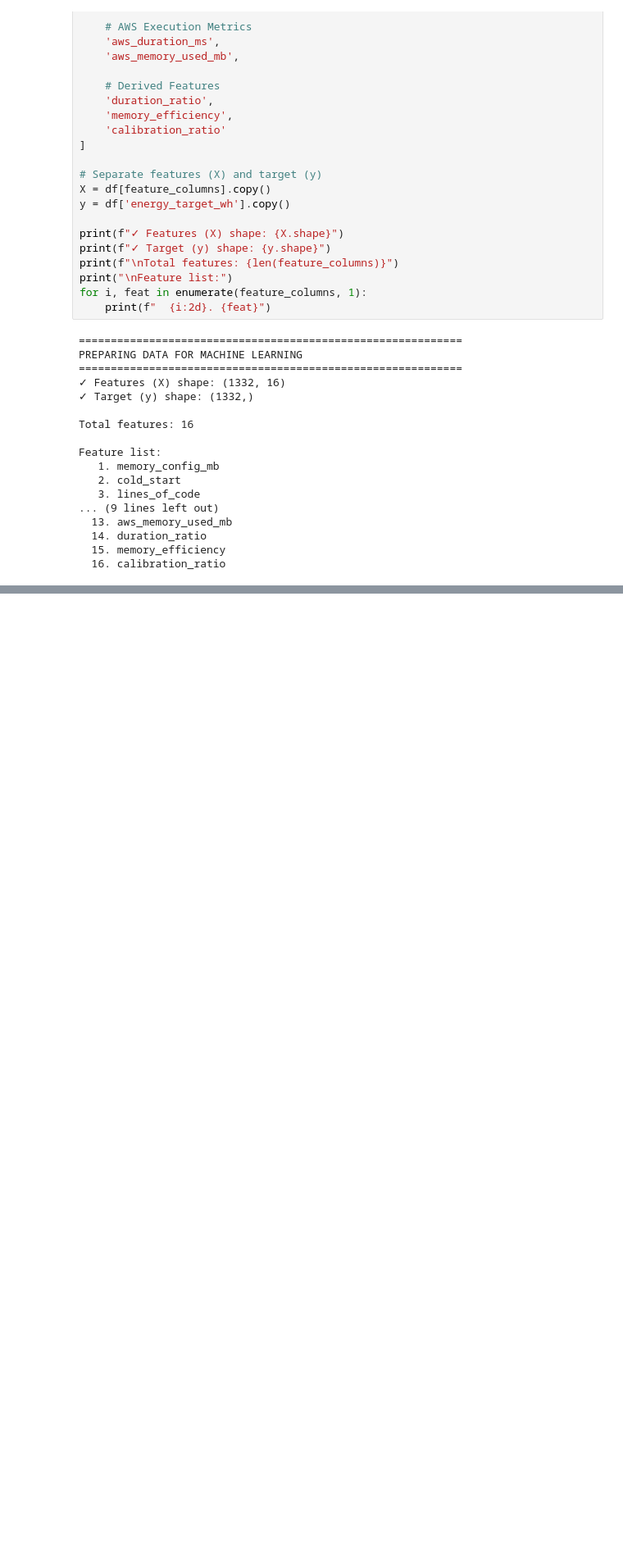
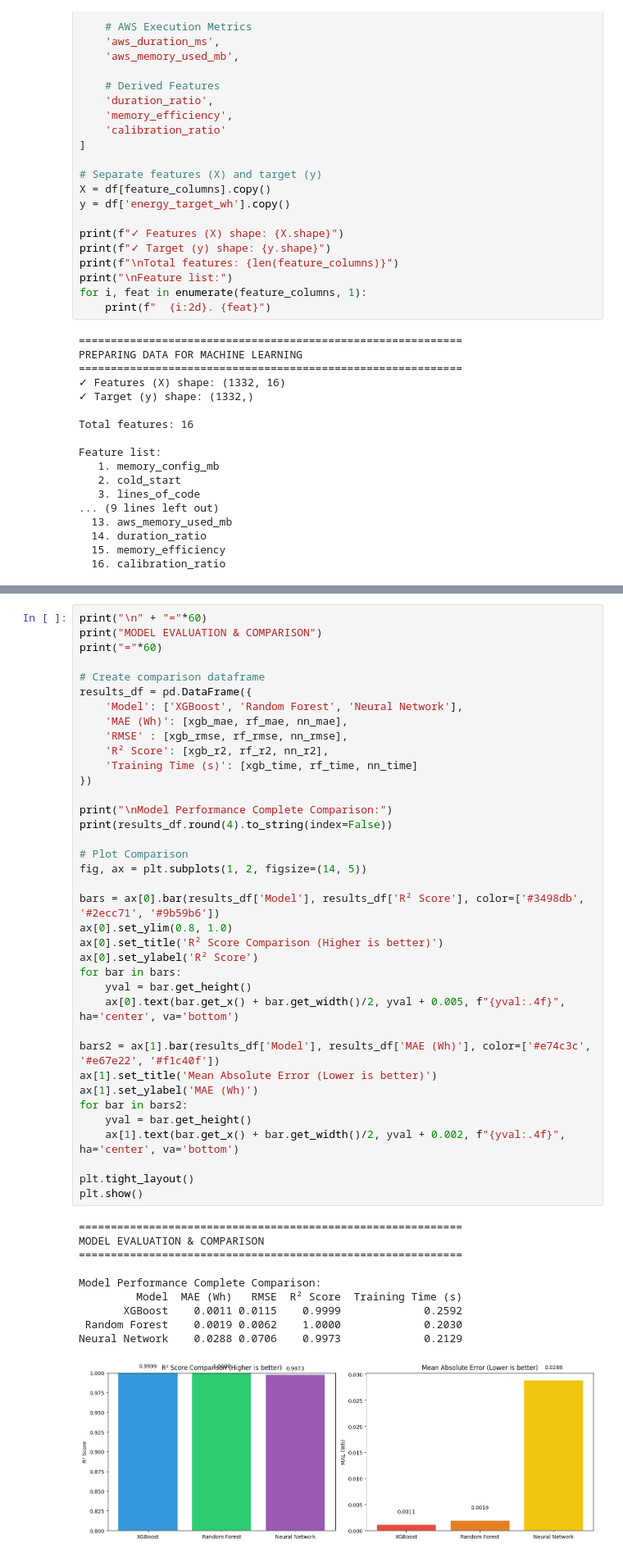
Before and after one commit to ParamPatil-03/Green_Lambda, a Jupyter notebook: ml_model/model.ipynb, the cells around one changed output, grey strips where cells are left out. Shown at 82% size. Saved outputs shown, nothing was run; the diff lists cells and outputs as text; blank space fills up the shorter version.

```diff
--- a/ml_model/model.ipynb
+++ b/ml_model/model.ipynb
@@ -339,0 +500,48 @@ ValueError: Found input variables with inconsistent numbers of samples: [1065, 2
+# %%
+print("\n" + "="*60)
+print("MODEL EVALUATION & COMPARISON")
+print("="*60)
+
+# Create comparison dataframe
+results_df = pd.DataFrame({
+    'Model': ['XGBoost', 'Random Forest', 'Neural Network'],
+    'MAE (Wh)': [xgb_mae, rf_mae, nn_mae],
+    'RMSE' : [xgb_rmse, rf_rmse, nn_rmse],
+    'R² Score': [xgb_r2, rf_r2, nn_r2],
+    'Training Time (s)': [xgb_time, rf_time, nn_time]
+})
+
+print("\nModel Performance Complete Comparison:")
+print(results_df.round(4).to_string(index=False))
+
+# Plot Comparison
+fig, ax = plt.subplots(1, 2, figsize=(14, 5))
+
+bars = ax[0].bar(results_df['Model'], results_df['R² Score'], color=['#3498db', '#2ecc71', '#9b59b6'])
+ax[0].set_ylim(0.8, 1.0)
+ax[0].set_title('R² Score Comparison (Higher is better)')
+ax[0].set_ylabel('R² Score')
+for bar in bars:
+    yval = bar.get_height()
+    ax[0].text(bar.get_x() + bar.get_width()/2, yval + 0.005, f"{yval:.4f}", ha='center', va='bottom')
+
+bars2 = ax[1].bar(results_df['Model'], results_df['MAE (Wh)'], color=['#e74c3c', '#e67e22', '#f1c40f'])
+ax[1].set_title('Mean Absolute Error (Lower is better)')
+ax[1].set_ylabel('MAE (Wh)')
+for bar in bars2:
+    yval = bar.get_height()
+    ax[1].text(bar.get_x() + bar.get_width()/2, yval + 0.002, f"{yval:.4f}", ha='center', va='bottom')
+
+plt.tight_layout()
+plt.show()
+# %% [output]
+============================================================
+MODEL EVALUATION & COMPARISON
+============================================================
+
+Model Performance Complete Comparison:
+         Model  MAE (Wh)   RMSE  R² Score  Training Time (s)
+       XGBoost    0.0011 0.0115    0.9999             0.2592
+ Random Forest    0.0019 0.0062    1.0000             0.2030
+Neural Network    0.0288 0.0706    0.9973             0.2129
+[figure, added]
```
Also changed, not shown: parts of 16 cells of this notebook, 28 other files.
